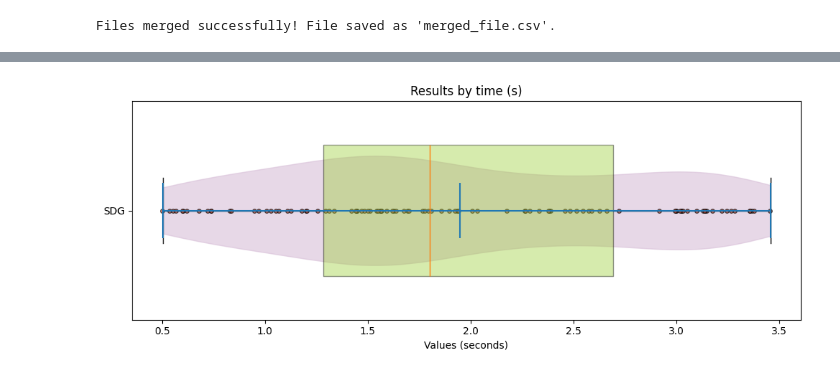
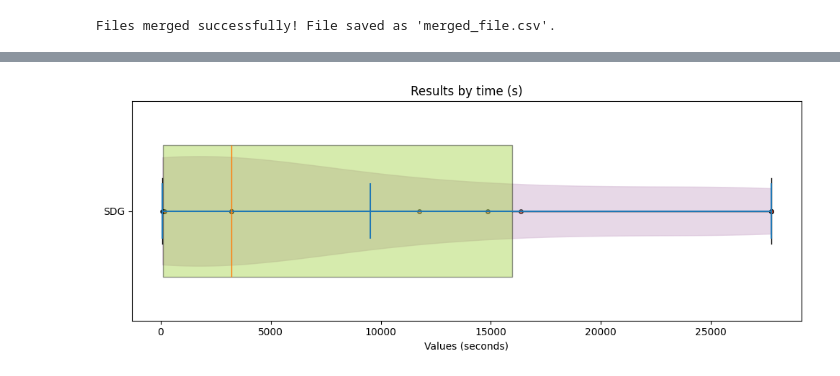
Before and after one commit to galilasmb/joana_generating_results, a Jupyter notebook: generating_results.ipynb, the cells around one changed output, grey strips where cells are left out. Saved outputs shown, nothing was run; the diff lists cells and outputs as text; code cells hidden in the pictures.

```diff
--- a/generating_results.ipynb
+++ b/generating_results.ipynb
@@ -54,39 +54,21 @@ with open(file_name, mode='r', newline='', encoding='utf-8') as file:
             df['project'] = project
             df['merge commit'] = merge_commit
             df['class'] = class_name
-            df['method'] = method
+            df['original method'] = method
         else:
 
             data = {
                 'project': project,
                 'merge commit': merge_commit,
                 'class': class_name,
-                'method': method,
-                'Method': [''],
-                'Precision': [''],
-                'Exceptions': [''],
-                'SdgCreated': ['not found'],
-                'CgNodes': [''],
-                'CgEdges': [''],
-                'SdgNodes': [''],
-                'SdgEdges': [''],
-                'Time (ms)': [''],
-                'Memory (M)': [''],
-                'HasSourcedAndSink': [''],
-                'HasLeftToRightVio': [''],
-                'HasRightToLeftVio': [''],
-                'TotalVios': ['']
+                'original method': method,
+                'SdgCreated': ['not found']
             }
 
             df = pd.DataFrame(data)
 
         # Reorder columns to have new columns at the beginning
-        columns_order = ['project', 'merge commit', 'class', 'method'] + [col for col in df.columns if col not in ['project', 'merge commit', 'class', 'method']]
-
-        df = df[columns_order]
-
-        # Reorder columns to have new columns at the beginning
-        columns_order = ['project', 'merge commit', 'class', 'method'] + [col for col in df.columns if col not in ['project', 'merge commit', 'class', 'method']]
+        columns_order = ['project', 'merge commit', 'class', 'original method'] + [col for col in df.columns if col not in ['project', 'merge commit', 'class', 'original method']]
         df = df[columns_order]
         found_files.append(df)
 
@@ -328,5 +315,4 @@ Results in results.pdf
 # %%
-#Pegando todos os tempos
 
 path_result = 'merged_file.csv'
 
@@ -335,9 +321,16 @@ soot_results = pd.read_csv(path_result, sep=';', encoding='latin-1', on_bad_line
 
 soot_results.columns = soot_results.columns.str.strip()
 list_time_seconds = []
+
 for index, row in soot_results.iterrows():
     value = row['Time (ms)']
-    list_time_seconds.append(value/1000)
+    try:
+        # Ignora valores que não são numéricos, como ' -'
+        if str(value) not in ['', '-', 'NaN', 'nan']:
+            list_time_seconds.append(float(value) / 1000)
+    except ValueError:
+        continue
+
 print(list_time_seconds)
 # %% [output]
 Reading analyses execution results...
@@ -389,37 +367,37 @@ class Plotter:
             b.set_color(violin_color)
             b.set_alpha(0.6)
 
         # Scatterplot
         features = data_x[0]
         y = np.full(len(features), 1)  # Usando apenas 1 para a posição no eixo Y
         jitter = np.random.uniform(low=-0.1, high=0.1, size=len(features))
         ax.scatter(features + jitter, y, s=15, c=scatter_color, alpha=0.7, edgecolor='k')
 
         # Configurações do gráfico
         ax.set_yticks([1])
         ax.grid(False)
         ax.set_yticklabels([leg1])
         ax.set_xlabel(leg_x)
         ax.set_title("Results by time (s)")
         plt.tight_layout()
         plt.savefig("rain_cloud_time_sdg.jpg", dpi=300)
         plt.show()
 
 
 # Criar uma instância da classe ExamplePlotter
 plotter = Plotter()
 
 # Nome da variável a ser plotada
 y = "SDG"
 x = "Values (seconds)"
 
 # Chamar a função para plotar o gráfico
-#plotter.plot_by_variable(y, x, list_time_seconds)
+plotter.plot_by_variable(y, x, list_time_seconds)
 
-time_list = [random.uniform(0.5, 3.5) for _ in range(100)]
-plotter.plot_by_variable(y, x, time_list)
+#time_list = [random.uniform(0.5, 3.5) for _ in range(100)]
+#plotter.plot_by_variable(y, x, time_list)
 # %% [output]
-[figure, old version]
+[figure, new version]
 # %%
 import random
 import matplotlib.pyplot as plt
```
Also changed, not shown: parts of 3 cells of this notebook, 6 other files.
